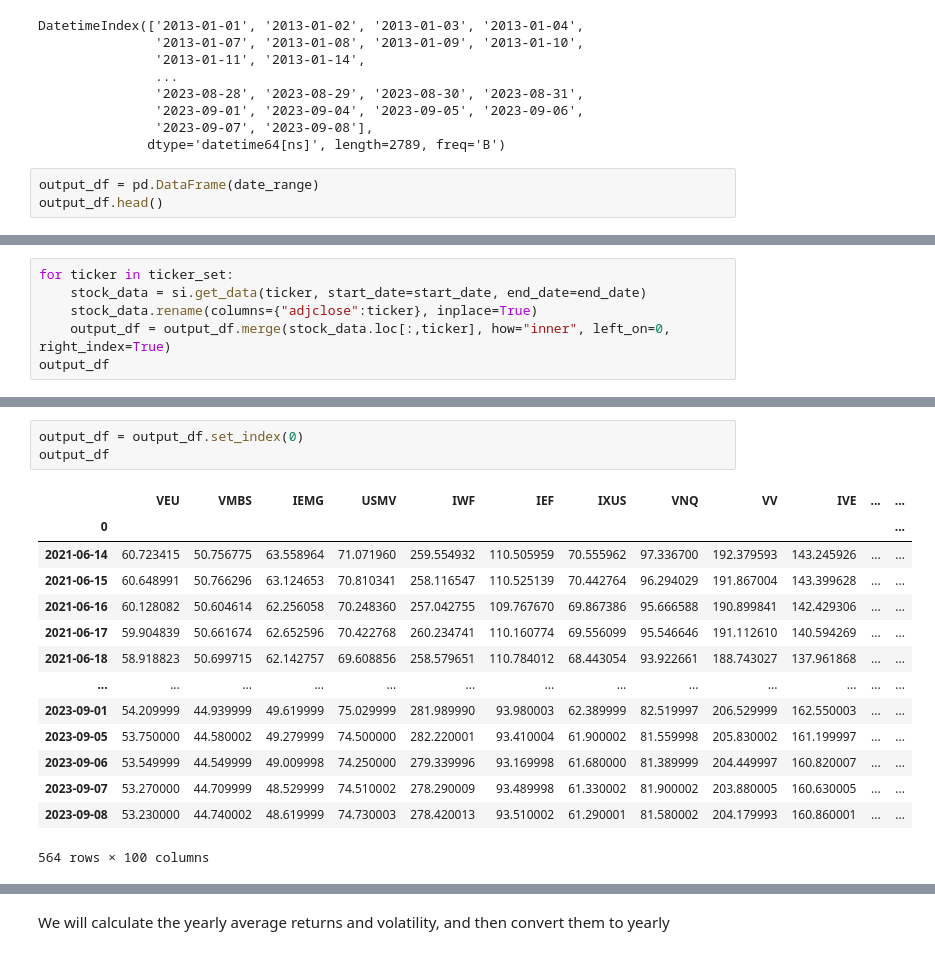
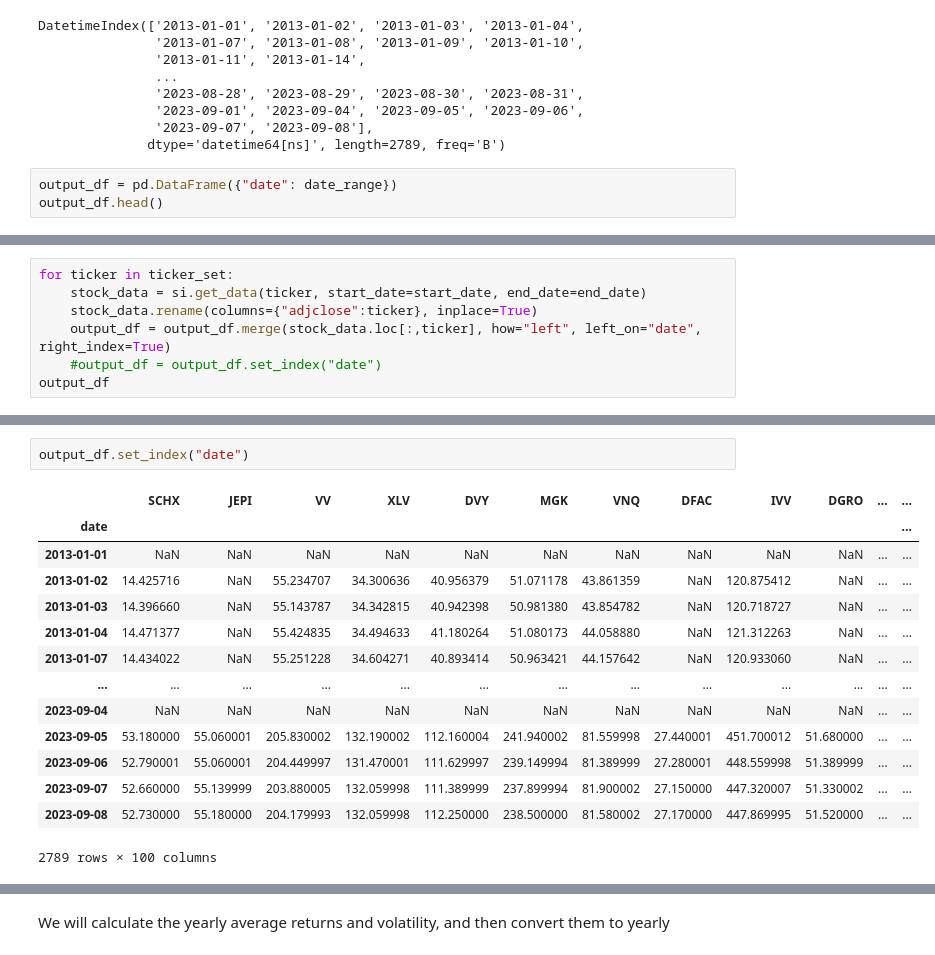
Before and after one commit to davidve0206/ETF-Website, a Jupyter notebook: eft_recommendator/etfs/EtfUtils/test_jupyter_notebook.ipynb, the cells around one changed output, grey strips where cells are left out. Saved outputs shown, nothing was run; the diff lists cells and outputs as text.

```diff
--- a/eft_recommendator/etfs/EtfUtils/test_jupyter_notebook.ipynb
+++ b/eft_recommendator/etfs/EtfUtils/test_jupyter_notebook.ipynb
@@ -24,6 +24,6 @@ DatetimeIndex(['2013-01-01', '2013-01-02', '2013-01-03', '2013-01-04',
                '2023-09-07', '2023-09-08'],
               dtype='datetime64[ns]', length=2789, freq='B')
 # %%
-output_df = pd.DataFrame(date_range)
+output_df = pd.DataFrame({"date": date_range})
 output_df.head()
 # %% [output]
@@ -37,6 +37,7 @@ output_df.head()
 for ticker in ticker_set:
     stock_data = si.get_data(ticker, start_date=start_date, end_date=end_date)
     stock_data.rename(columns={"adjclose":ticker}, inplace=True)
-    output_df = output_df.merge(stock_data.loc[:,ticker], how="inner", left_on=0, right_index=True)
+    output_df = output_df.merge(stock_data.loc[:,ticker], how="left", left_on="date", right_index=True)
+    #output_df = output_df.set_index("date")
 output_df
 # %% [output]
@@ -56,18 +45,17 @@ output_df
 # %%
-output_df = output_df.set_index(0)
-output_df
+output_df.set_index("date")
 # %% [output]
-|  | VEU | VMBS | IEMG | USMV | IWF | IEF | IXUS | VNQ | VV | IVE | ... | ... |
-| 0 |  |  |  |  |  |  |  |  |  |  |  | ... |
-| 2021-06-14 | 60.723415 | 50.756775 | 63.558964 | 71.071960 | 259.554932 | 110.505959 | 70.555962 | 97.336700 | 192.379593 | 143.245926 | ... | ... |
-| 2021-06-15 | 60.648991 | 50.766296 | 63.124653 | 70.810341 | 258.116547 | 110.525139 | 70.442764 | 96.294029 | 191.867004 | 143.399628 | ... | ... |
-| 2021-06-16 | 60.128082 | 50.604614 | 62.256058 | 70.248360 | 257.042755 | 109.767670 | 69.867386 | 95.666588 | 190.899841 | 142.429306 | ... | ... |
-| 2021-06-17 | 59.904839 | 50.661674 | 62.652596 | 70.422768 | 260.234741 | 110.160774 | 69.556099 | 95.546646 | 191.112610 | 140.594269 | ... | ... |
-| 2021-06-18 | 58.918823 | 50.699715 | 62.142757 | 69.608856 | 258.579651 | 110.784012 | 68.443054 | 93.922661 | 188.743027 | 137.961868 | ... | ... |
+|  | SCHX | JEPI | VV | XLV | DVY | MGK | VNQ | DFAC | IVV | DGRO | ... | ... |
+| date |  |  |  |  |  |  |  |  |  |  |  | ... |
+| 2013-01-01 | NaN | NaN | NaN | NaN | NaN | NaN | NaN | NaN | NaN | NaN | ... | ... |
+| 2013-01-02 | 14.425716 | NaN | 55.234707 | 34.300636 | 40.956379 | 51.071178 | 43.861359 | NaN | 120.875412 | NaN | ... | ... |
+| 2013-01-03 | 14.396660 | NaN | 55.143787 | 34.342815 | 40.942398 | 50.981380 | 43.854782 | NaN | 120.718727 | NaN | ... | ... |
+| 2013-01-04 | 14.471377 | NaN | 55.424835 | 34.494633 | 41.180264 | 51.080173 | 44.058880 | NaN | 121.312263 | NaN | ... | ... |
+| 2013-01-07 | 14.434022 | NaN | 55.251228 | 34.604271 | 40.893414 | 50.963421 | 44.157642 | NaN | 120.933060 | NaN | ... | ... |
 | ... | ... | ... | ... | ... | ... | ... | ... | ... | ... | ... | ... | ... |
-| 2023-09-01 | 54.209999 | 44.939999 | 49.619999 | 75.029999 | 281.989990 | 93.980003 | 62.389999 | 82.519997 | 206.529999 | 162.550003 | ... | ... |
-| 2023-09-05 | 53.750000 | 44.580002 | 49.279999 | 74.500000 | 282.220001 | 93.410004 | 61.900002 | 81.559998 | 205.830002 | 161.199997 | ... | ... |
-| 2023-09-06 | 53.549999 | 44.549999 | 49.009998 | 74.250000 | 279.339996 | 93.169998 | 61.680000 | 81.389999 | 204.449997 | 160.820007 | ... | ... |
-| 2023-09-07 | 53.270000 | 44.709999 | 48.529999 | 74.510002 | 278.290009 | 93.489998 | 61.330002 | 81.900002 | 203.880005 | 160.630005 | ... | ... |
-| 2023-09-08 | 53.230000 | 44.740002 | 48.619999 | 74.730003 | 278.420013 | 93.510002 | 61.290001 | 81.580002 | 204.179993 | 160.860001 | ... | ... |
+| 2023-09-04 | NaN | NaN | NaN | NaN | NaN | NaN | NaN | NaN | NaN | NaN | ... | ... |
+| 2023-09-05 | 53.180000 | 55.060001 | 205.830002 | 132.190002 | 112.160004 | 241.940002 | 81.559998 | 27.440001 | 451.700012 | 51.680000 | ... | ... |
+| 2023-09-06 | 52.790001 | 55.060001 | 204.449997 | 131.470001 | 111.629997 | 239.149994 | 81.389999 | 27.280001 | 448.559998 | 51.389999 | ... | ... |
+| 2023-09-07 | 52.660000 | 55.139999 | 203.880005 | 132.059998 | 111.389999 | 237.899994 | 81.900002 | 27.150000 | 447.320007 | 51.330002 | ... | ... |
+| 2023-09-08 | 52.730000 | 55.180000 | 204.179993 | 132.059998 | 112.250000 | 238.500000 | 81.580002 | 27.170000 | 447.869995 | 51.520000 | ... | ... |
-564 rows × 100 columns
+2789 rows × 100 columns
```
Also changed, not shown: parts of 10 cells of this notebook, 2 other files.
